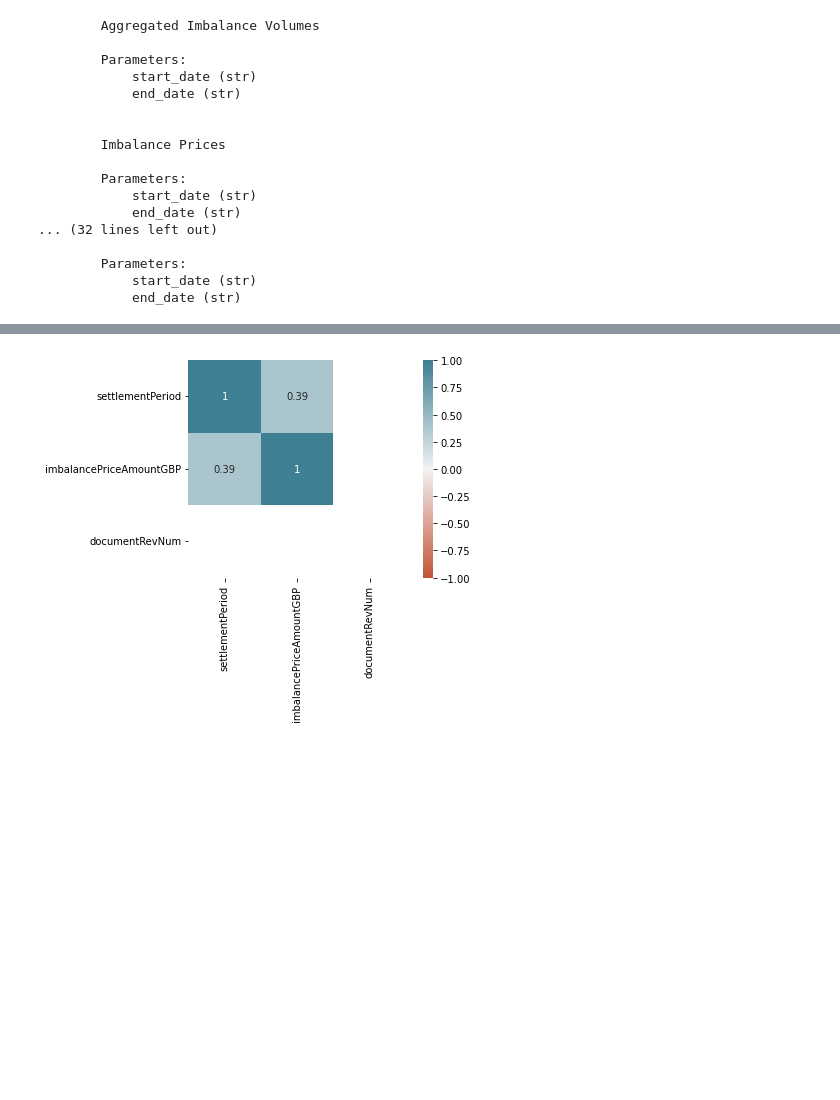
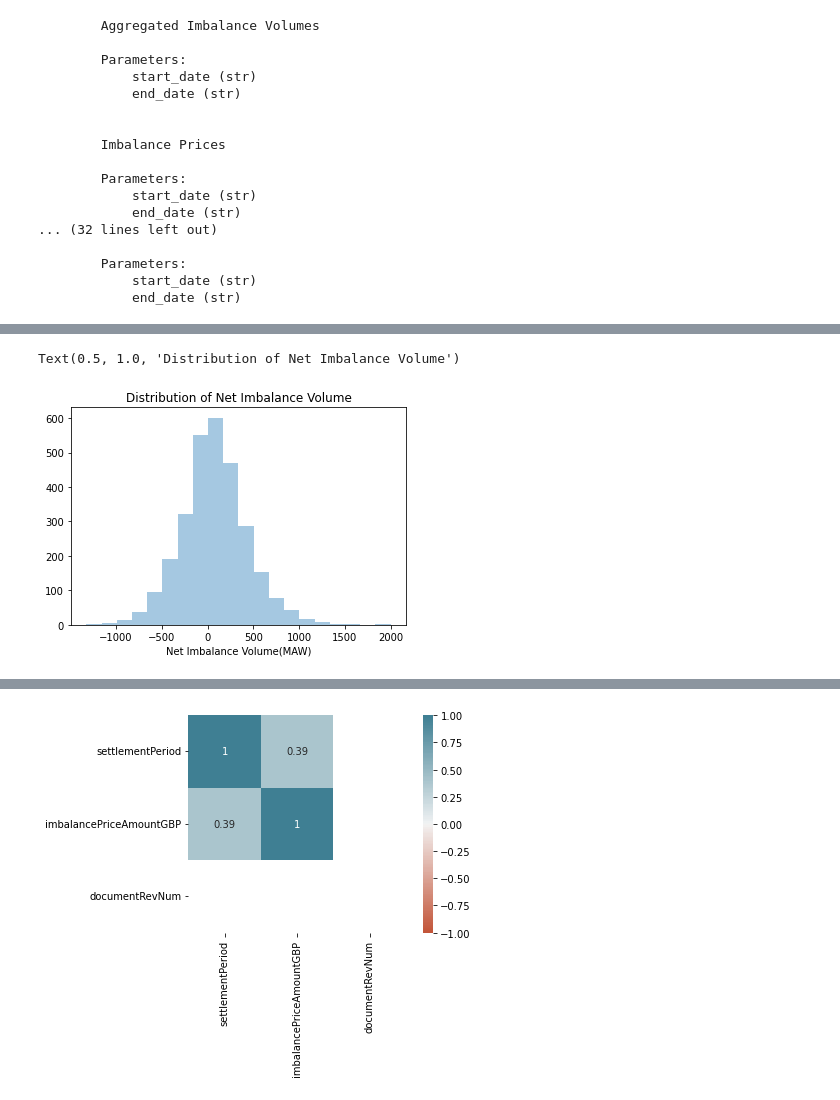
Before and after one commit to ayokariks/bm_forcasting, a Jupyter notebook: data_processing.ipynb, the cells around one changed output, grey strips where cells are left out. Drawn from its saved outputs; the diff is of its cells as text; code cells hidden in the pictures; blank space fills up the shorter version.

```diff
--- a/data_processing.ipynb
+++ b/data_processing.ipynb
@@ -92,0 +152,14 @@ ValueError: The returned `data_content` must be one of: `list` or `OrderedDict`
+# %%
+#datetime, extract the settlement times which are every 30 mins
+#weekday 0=mon, > end
+#df_B1770.info()
+#false = weekday, true = weeekend
+import datetime as dt
+df_B1780['local_time'] = pd.to_datetime(df_B1780['local_datetime'], format='%H%M').dt.time
+df_B1780['Year'] = df_B1780.local_datetime.dt.year
+df_B1780 ['Month'] = df_B1780.local_datetime.dt.month
+df_B1780 ['weekday'] = df_B1780.local_datetime.dt.weekday
+df_B1780 ['Hour'] = df_B1780.local_datetime.dt.hour
+df_B1780 ['Minute'] = df_B1780.local_datetime.dt.minute
+df_B1780['typ_of_day'] = df_B1780.local_datetime.dt.weekday >=5
+df_B1780.head()
@@ -92,0 +174,5 @@ ValueError: The returned `data_content` must be one of: `list` or `OrderedDict`
+# %%
+df_B1780['typ_of_day'] = df_B1780['typ_of_day'].astype('str')
+df_B1780['typ_of_day'] = df_B1780['typ_of_day'].astype('category')
+df_B1780['typ_of_day'].cat.rename_categories({'False':'Weekday', 'True': 'Weekend'}, inplace=True)
+df_B1780['typ_of_day'].unique()
@@ -92,0 +193,4 @@ ValueError: The returned `data_content` must be one of: `list` or `OrderedDict`
+# %%
+df_B1780['Lag_1']= df_B1780['imbalanceQuantityMAW'].shift(1)
+df_B1780['hour_sin']  = np.sin(2*np.pi*df_B1780['Hour']/23.0)
+df_B1780['hour_cos']  = np.cos(2*np.pi*df_B1780['Hour']/23.0)
@@ -92,0 +219,2 @@ ValueError: The returned `data_content` must be one of: `list` or `OrderedDict`
+# %%
+df_B1780_EDA = df_B1780[["imbalanceQuantityMAW","Lag_1", "settlementPeriod","imbalanceQuantityDirection","local_datetime","local_time","Year", "Month", "weekday", "Hour","Minute",  "typ_of_day", "hour_sin", "hour_cos"]]
@@ -92,0 +230,19 @@ ValueError: The returned `data_content` must be one of: `list` or `OrderedDict`
+# %%
+#EDA
+#df_B1780_EDA.head()
+
+#EDA
+#distiriution of volume
+#volume vs weekday(boxplot, bar plots)
+#volume vs type of day(weekend/weekday)
+#volume vs hour in the day(averageed for the week)
+#prices vs renewable generation
+#find lolp data
+
+vol_dist = sns.distplot(a=df_B1780_EDA["imbalanceQuantityMAW"], hist=True, color="purple", kde=False, rug=False, bins=20)
+vol_dist.set_xlabel("Net Imbalance Volume(MAW)")
+#vol_dist.set_ylabel("Net Imbalance Volume(MAW)"
+vol_dist.set_title("Distribution of Net Imbalance Volume")
+# %% [output]
+Text(0.5, 1.0, 'Distribution of Net Imbalance Volume')
+[figure, added]
```
Also changed, not shown: parts of 118 cells of this notebook.
